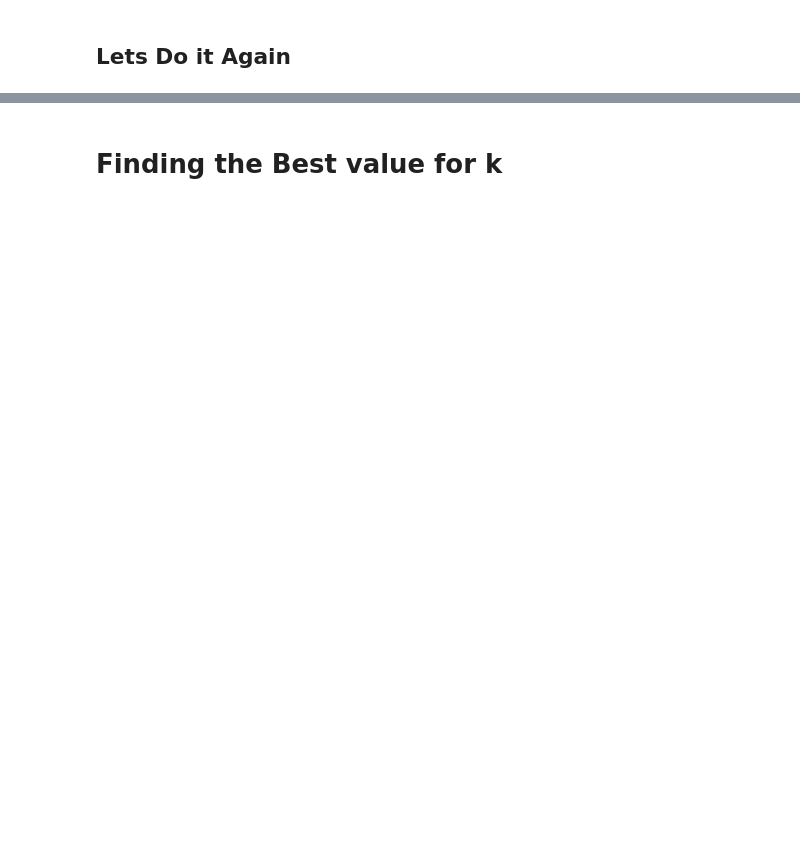
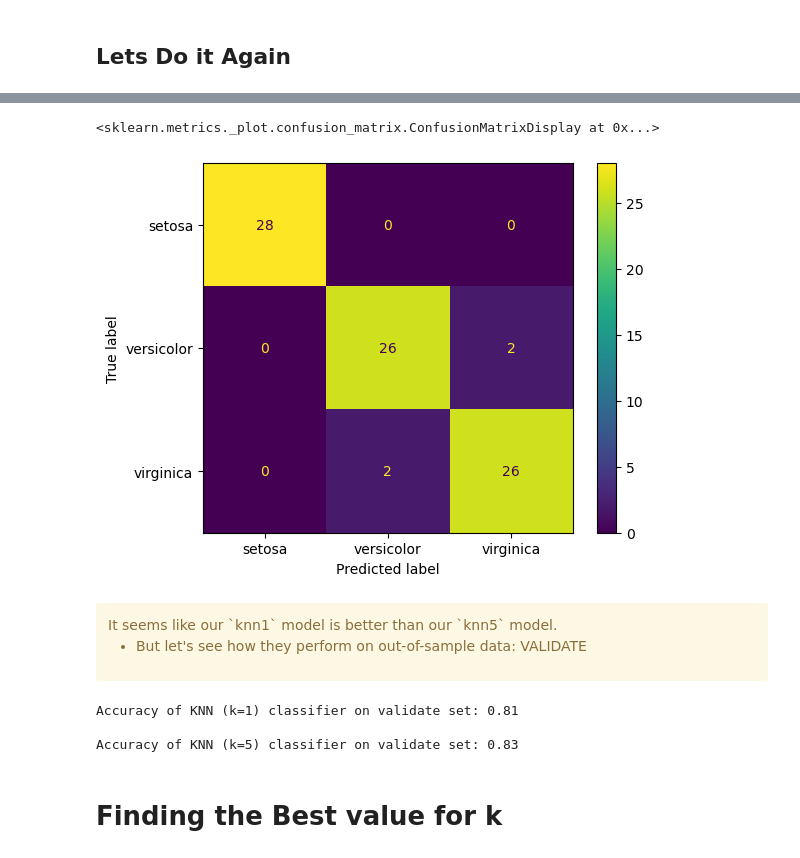
Before and after one commit to CodeupClassroom/pagel-classification-exercises, a Jupyter notebook: knn_lesson.ipynb, the cells around one changed output, grey strips where cells are left out. Saved outputs shown, nothing was run; the diff lists cells and outputs as text; code cells hidden in the pictures; blank space fills up the shorter version.

```diff
--- a/knn_lesson.ipynb
+++ b/knn_lesson.ipynb
@@ -156,7 +270,10 @@ ___
 ## Lets Do it Again
 # %%
 # MAKE THE THING: Create KNN Object
+knn1 = KNeighborsClassifier(n_neighbors=1, weights='uniform')
 
 # FIT THE THING: Fit object to training data
+knn1.fit(X_train, y_train)
 
 # USE  THE THING: Make predictions on training data
+y_pred1 = knn1.predict(X_train)
@@ -163,2 +292,21 @@ ___
+# %%
+plot_confusion_matrix(knn1, X_train, y_train)
+# %% [output]
+<sklearn.metrics._plot.confusion_matrix.ConfusionMatrixDisplay at 0x...>
+[figure, added]
+# %% [markdown]
+<div class="alert alert-warning" role="alert">
+It seems like our `knn1` model is better than our `knn5` model.
+
+- But let's see how they perform on out-of-sample data: VALIDATE
+</div>
+# %%
+print(f"""Accuracy of KNN (k=1) classifier on validate set: {knn1.score(X_validate, y_validate):.2f}
+
+Accuracy of KNN (k=5) classifier on validate set: {knn5.score(X_validate, y_validate):.2f}""")
+# %% [output]
+Accuracy of KNN (k=1) classifier on validate set: 0.81
+
+Accuracy of KNN (k=5) classifier on validate set: 0.83
 # %% [markdown]
 # Finding the Best value for k
```
Also changed, not shown: parts of 25 cells of this notebook.
